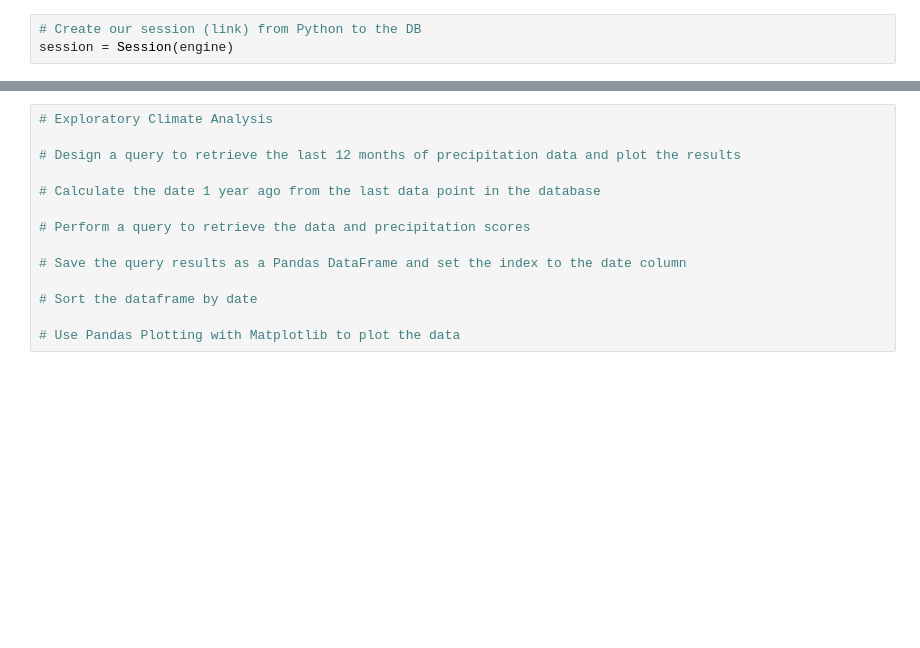
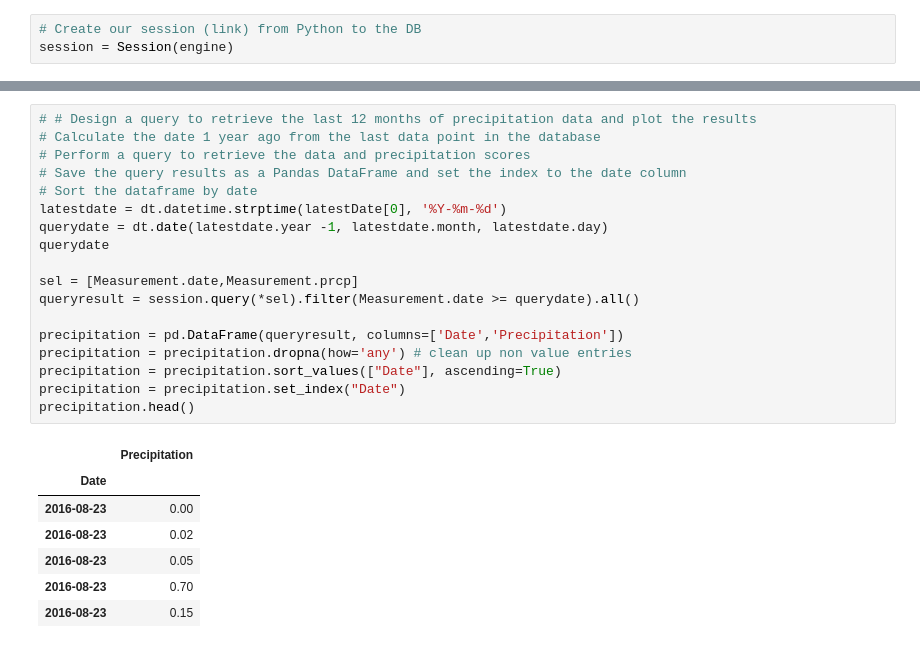
Before and after one commit to Caleman34/SQLAlchemy-Challenge, a Jupyter notebook: climate.ipynb, the cells around one changed output, grey strips where cells are left out. Drawn from its saved outputs; the diff is of its cells as text; blank space fills up the shorter version.

```diff
--- a/climate.ipynb
+++ b/climate.ipynb
@@ -116,14 +149,26 @@ for row in session.query(Station.id, Station.elevation, Station.station, Station
 # %%
-# Exploratory Climate Analysis
+# # Design a query to retrieve the last 12 months of precipitation data and plot the results
+# Calculate the date 1 year ago from the last data point in the database
+# Perform a query to retrieve the data and precipitation scores
+# Save the query results as a Pandas DataFrame and set the index to the date column
+# Sort the dataframe by date
+latestdate = dt.datetime.strptime(latestDate[0], '%Y-%m-%d')
+querydate = dt.date(latestdate.year -1, latestdate.month, latestdate.day)
+querydate
 
-# Design a query to retrieve the last 12 months of precipitation data and plot the results
+sel = [Measurement.date,Measurement.prcp]
+queryresult = session.query(*sel).filter(Measurement.date >= querydate).all()
 
-# Calculate the date 1 year ago from the last data point in the database
-
-# Perform a query to retrieve the data and precipitation scores
-
-# Save the query results as a Pandas DataFrame and set the index to the date column
-
-# Sort the dataframe by date
-
-# Use Pandas Plotting with Matplotlib to plot the data
+precipitation = pd.DataFrame(queryresult, columns=['Date','Precipitation'])
+precipitation = precipitation.dropna(how='any') # clean up non value entries
+precipitation = precipitation.sort_values(["Date"], ascending=True)
+precipitation = precipitation.set_index("Date")
+precipitation.head()
+# %% [output]
+|  | Precipitation |
+| Date |  |
+| 2016-08-23 | 0.00 |
+| 2016-08-23 | 0.02 |
+| 2016-08-23 | 0.05 |
+| 2016-08-23 | 0.70 |
+| 2016-08-23 | 0.15 |
```
Also changed, not shown: parts of 25 cells of this notebook.
